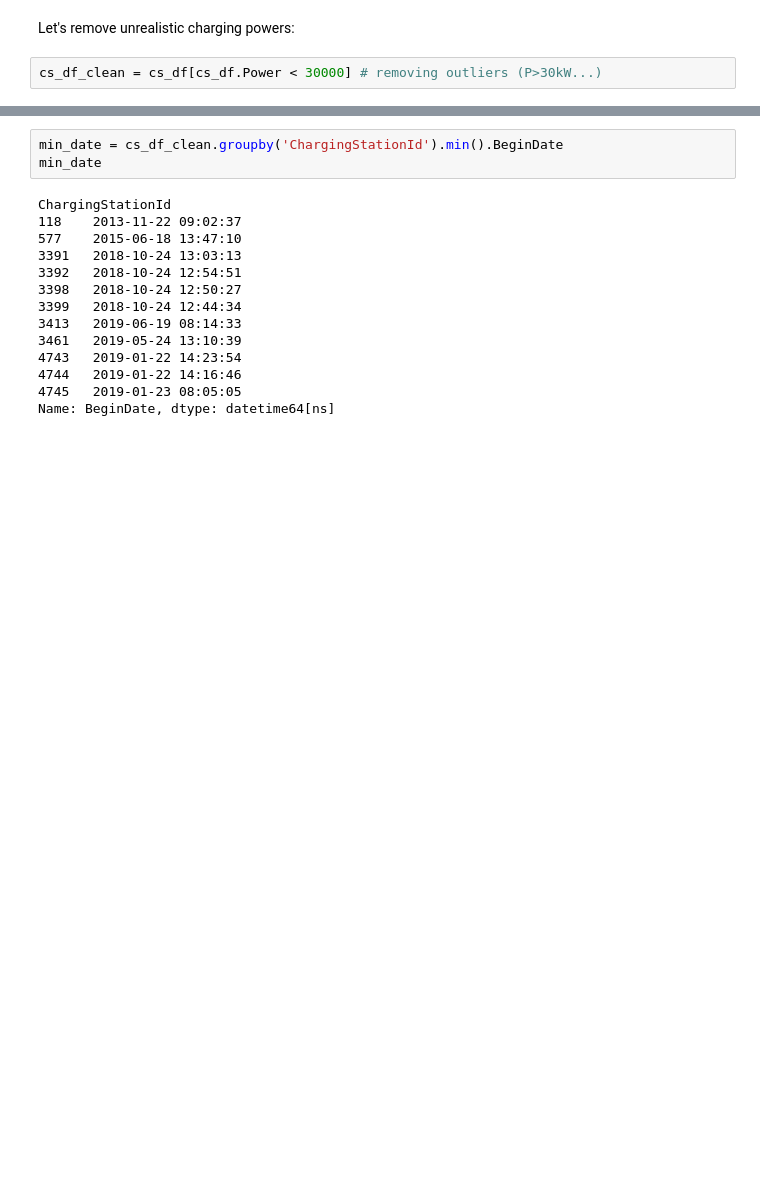
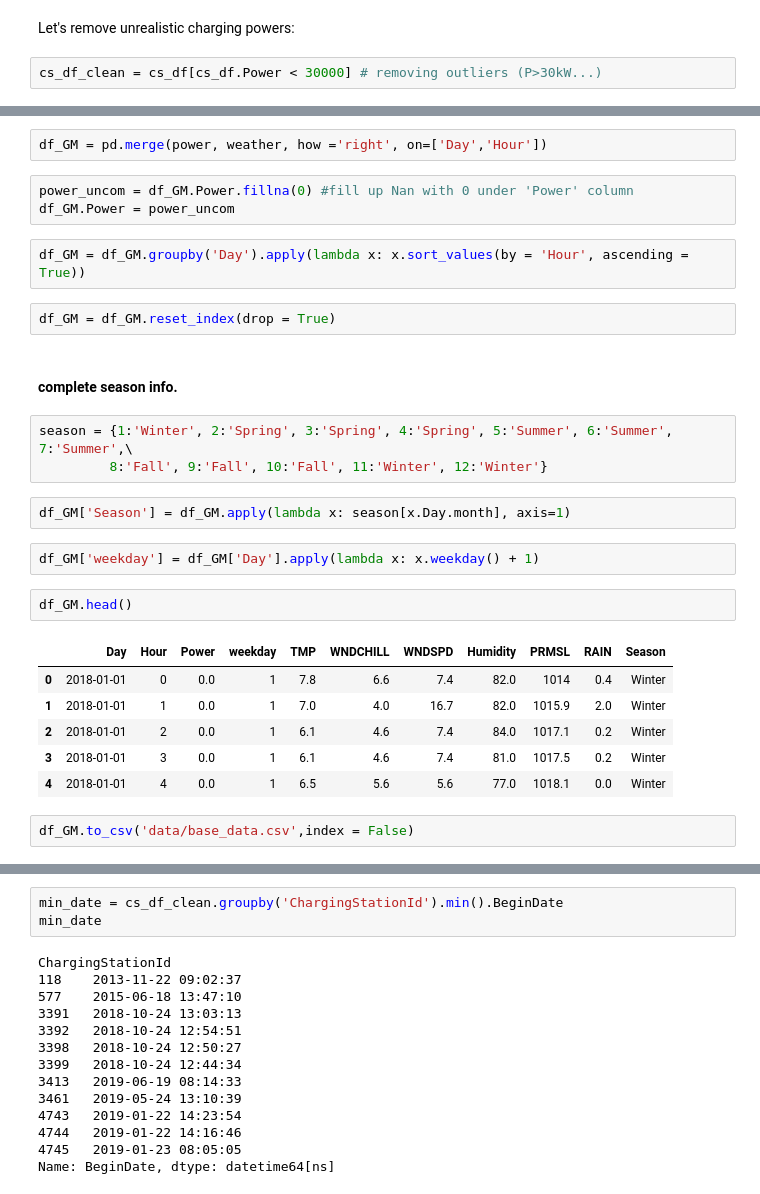
Before and after one commit to AdrienLegrain/CS_greenMotion, a Jupyter notebook: CS_greenMotion.ipynb, the cells around one changed output, grey strips where cells are left out. Drawn from its saved outputs; the diff is of its cells as text; blank space fills up the shorter version.

```diff
--- a/CS_greenMotion.ipynb
+++ b/CS_greenMotion.ipynb
@@ -108,0 +238,29 @@ cs_weather.head()
+# %%
+df_GM = pd.merge(power, weather, how ='right', on=['Day','Hour'])
+# %%
+power_uncom = df_GM.Power.fillna(0) #fill up Nan with 0 under 'Power' column
+df_GM.Power = power_uncom
+# %%
+df_GM = df_GM.groupby('Day').apply(lambda x: x.sort_values(by = 'Hour', ascending = True))
+# %%
+df_GM = df_GM.reset_index(drop = True)
+# %% [markdown]
+#### complete season info.
+# %%
+season = {1:'Winter', 2:'Spring', 3:'Spring', 4:'Spring', 5:'Summer', 6:'Summer', 7:'Summer',\
+         8:'Fall', 9:'Fall', 10:'Fall', 11:'Winter', 12:'Winter'}
+# %%
+df_GM['Season'] = df_GM.apply(lambda x: season[x.Day.month], axis=1)
+# %%
+df_GM['weekday'] = df_GM['Day'].apply(lambda x: x.weekday() + 1)
+# %%
+df_GM.head()
+# %% [output]
+|  | Day | Hour | Power | weekday | TMP | WNDCHILL | WNDSPD | Humidity | PRMSL | RAIN | Season |
+| 0 | 2018-01-01 | 0 | 0.0 | 1 | 7.8 | 6.6 | 7.4 | 82.0 | 1014 | 0.4 | Winter |
+| 1 | 2018-01-01 | 1 | 0.0 | 1 | 7.0 | 4.0 | 16.7 | 82.0 | 1015.9 | 2.0 | Winter |
+| 2 | 2018-01-01 | 2 | 0.0 | 1 | 6.1 | 4.6 | 7.4 | 84.0 | 1017.1 | 0.2 | Winter |
+| 3 | 2018-01-01 | 3 | 0.0 | 1 | 6.1 | 4.6 | 7.4 | 81.0 | 1017.5 | 0.2 | Winter |
+| 4 | 2018-01-01 | 4 | 0.0 | 1 | 6.5 | 5.6 | 5.6 | 77.0 | 1018.1 | 0.0 | Winter |
+# %%
+df_GM.to_csv('data/base_data.csv',index = False)
```
Also changed, not shown: parts of 57 cells of this notebook.
